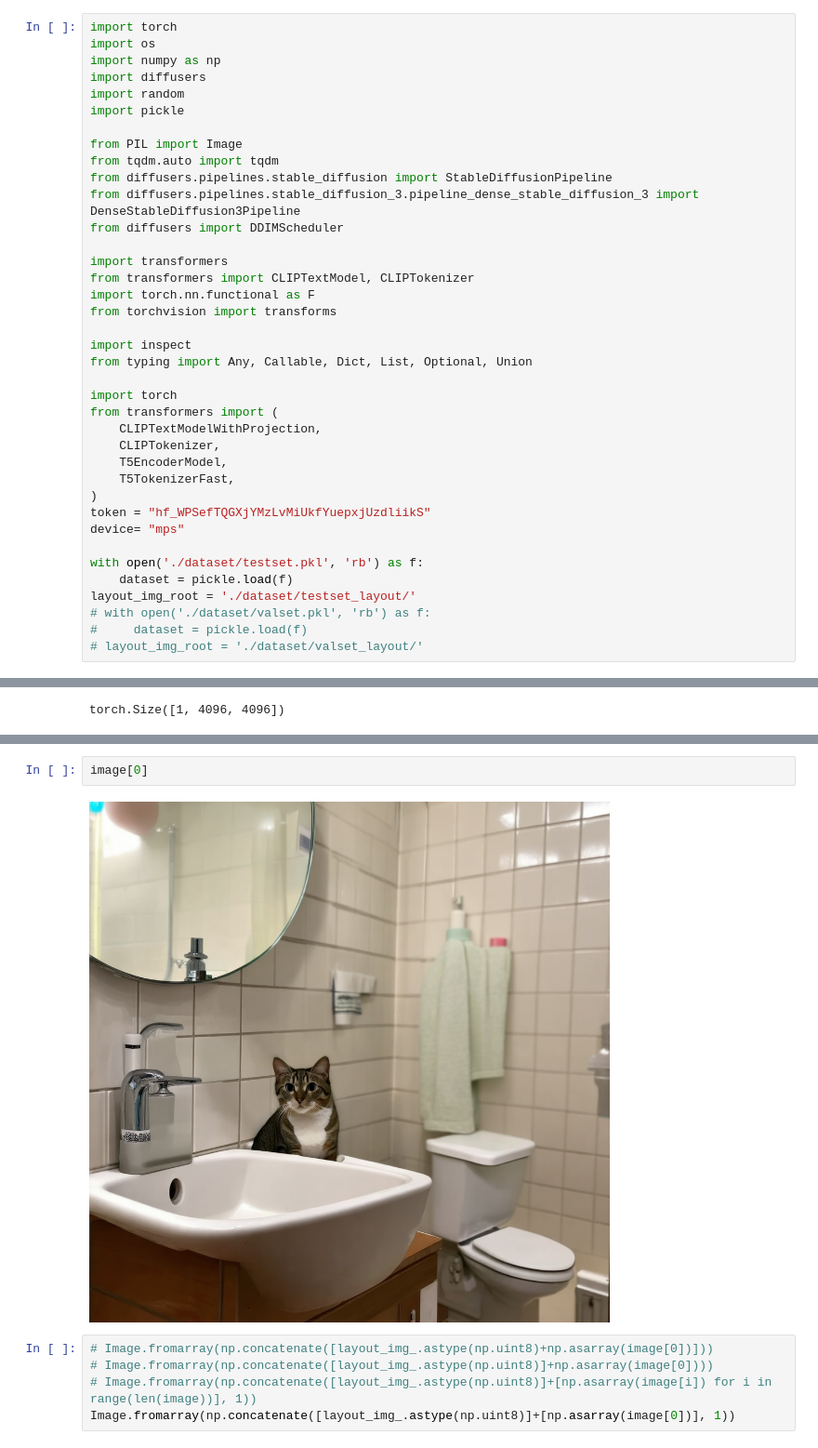
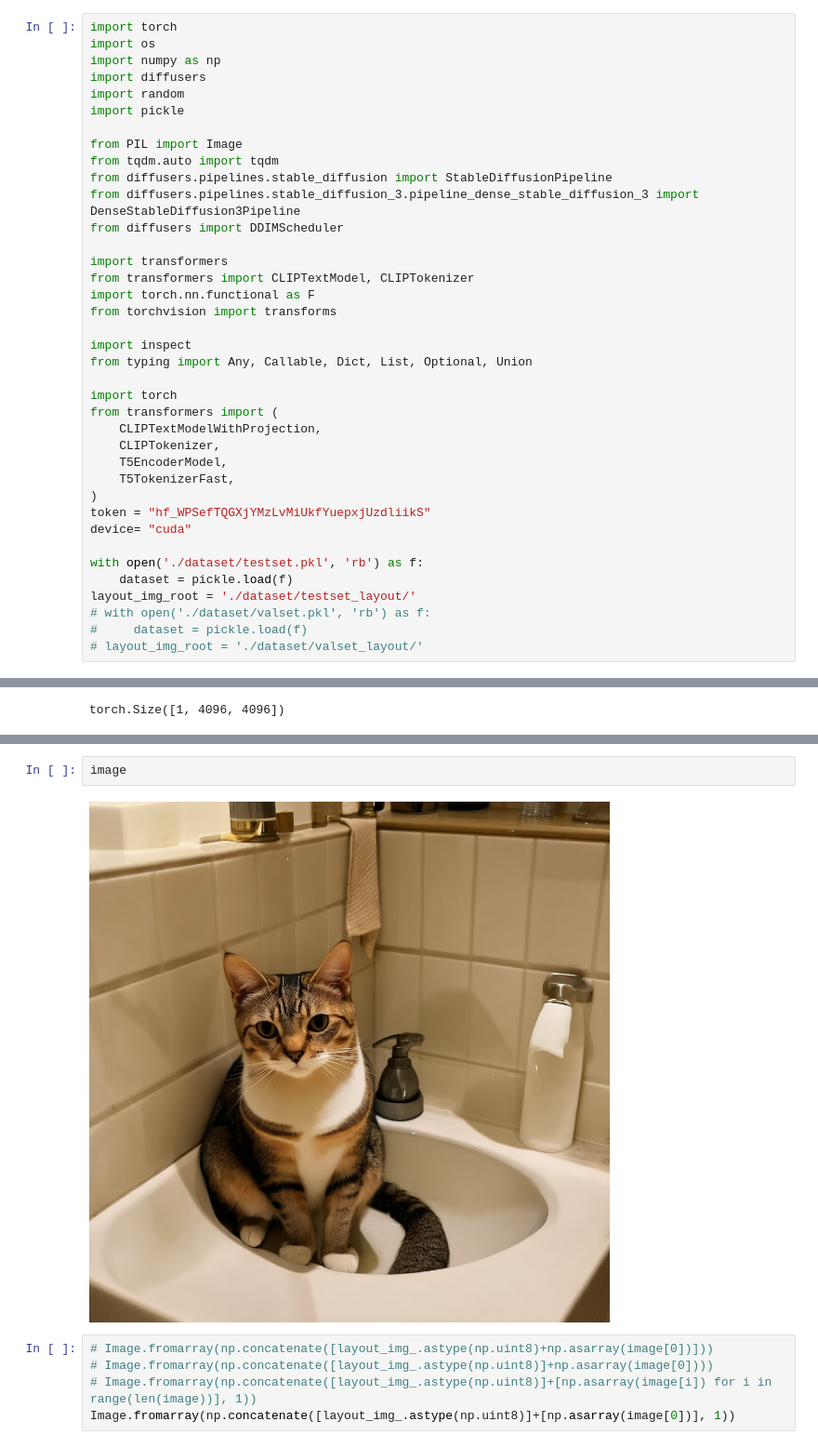
Before and after one commit to BingliangLi/DenseMMDiT, a Jupyter notebook: inference_sd3.ipynb, the cells around one changed output, grey strips where cells are left out. Shown at 93% size. Saved outputs shown, nothing was run; the diff lists cells and outputs as text.

```diff
--- a/inference_sd3.ipynb
+++ b/inference_sd3.ipynb
@@ -28,7 +28,7 @@ from transformers import (
     T5TokenizerFast,
 )
 token = "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"
-device= "mps"
+device= "cuda"
 
 with open('./dataset/testset.pkl', 'rb') as f:
     dataset = pickle.load(f)
@@ -389,7 +413,7 @@ A cat is sitting 3 -th segment is handled.
 # %%
-image[0]
+image
 # %% [output]
-[figure, old version]
+[figure, new version]
 # %%
 # Image.fromarray(np.concatenate([layout_img_.astype(np.uint8)+np.asarray(image[0])]))
 # Image.fromarray(np.concatenate([layout_img_.astype(np.uint8)]+np.asarray(image[0])))
```
Also changed, not shown: parts of 6 cells of this notebook, 1 other file.
